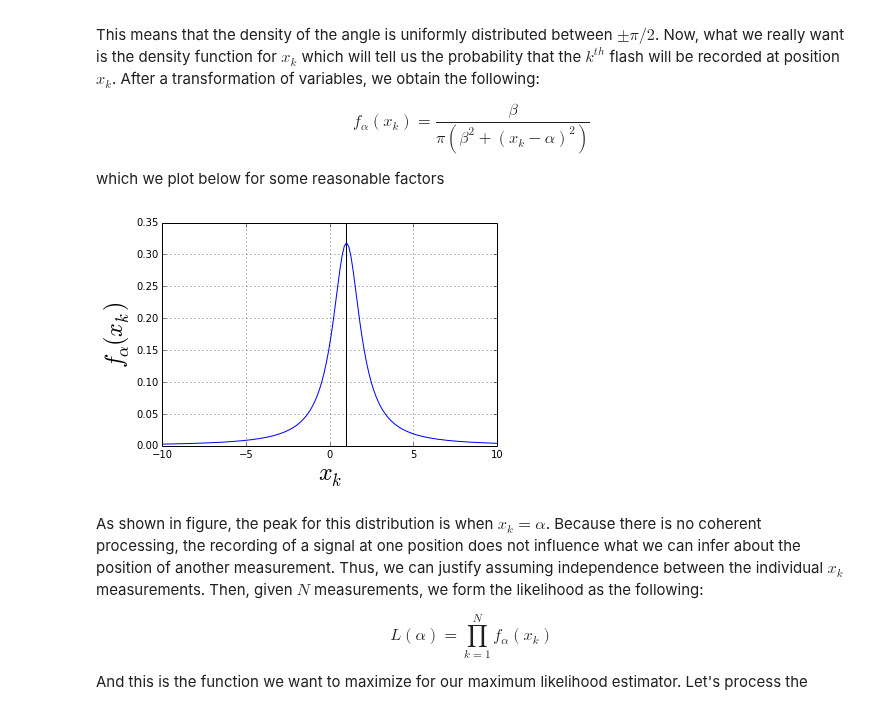
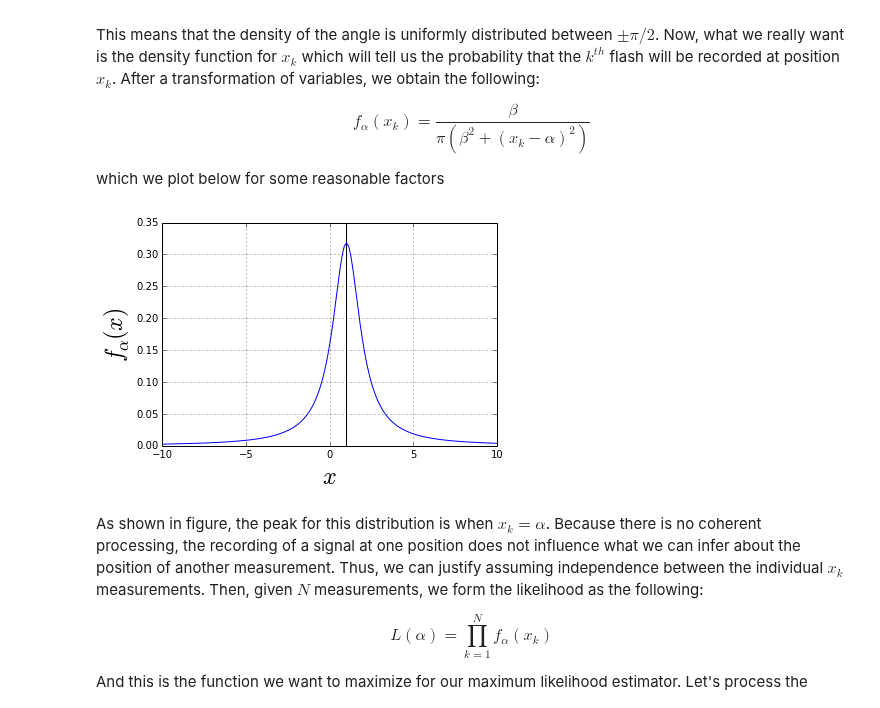
Before and after one commit to unpingco/Python-for-Signal-Processing, a Jupyter notebook: Lighthouse_problem.ipynb, the cells around one changed output. Cells and saved outputs as stored; diff of their text form; code cells hidden in the pictures.

```diff
--- a/Lighthouse_problem.ipynb
+++ b/Lighthouse_problem.ipynb
@@ -24,14 +24,14 @@ which we plot below for some reasonable factors
 # %%
 xi = linspace(-10,10,150)
 alpha = 1
 f = lambda x: 1/(pi*(1+(x-alpha)**2))
 plot(xi,f(xi))
-xlabel('$x_k$',fontsize=24)
-ylabel(r'$f_{\alpha}(x_k)$',fontsize=24);
+xlabel('$x$',fontsize=24)
+ylabel(r'$f_{\alpha}(x)$',fontsize=24);
 vlines(alpha,0,.35)
 grid()
 # %% [output]
-[figure, old version]
+[figure, new version]
 # %% [markdown]
 As shown in figure, the peak for this distribution is when $ x_k=\alpha $. Because there is no coherent processing, the recording of a signal at one position does not influence what we can infer about the position of another measurement. Thus, we can justify assuming independence between the individual $x_k$ measurements. Then, given $N$ measurements, we form the likelihood as the following:
 
```
Also changed, not shown: parts of 13 cells of this notebook.
